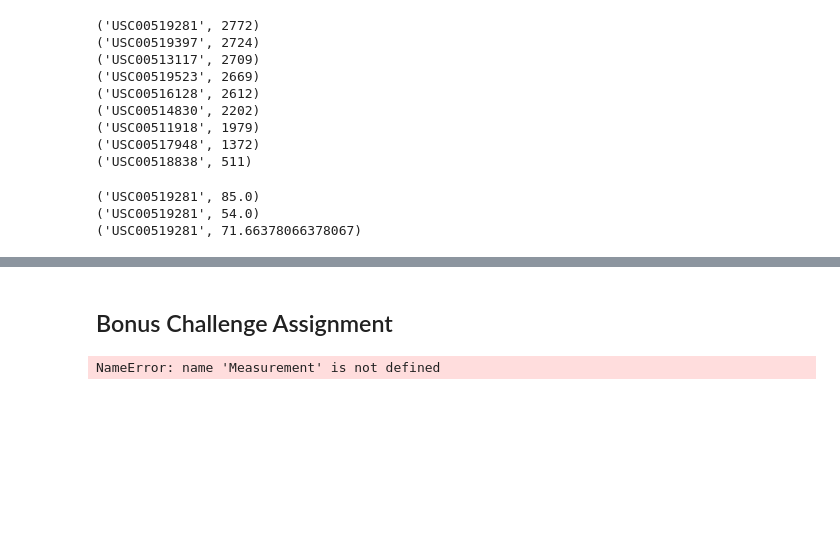
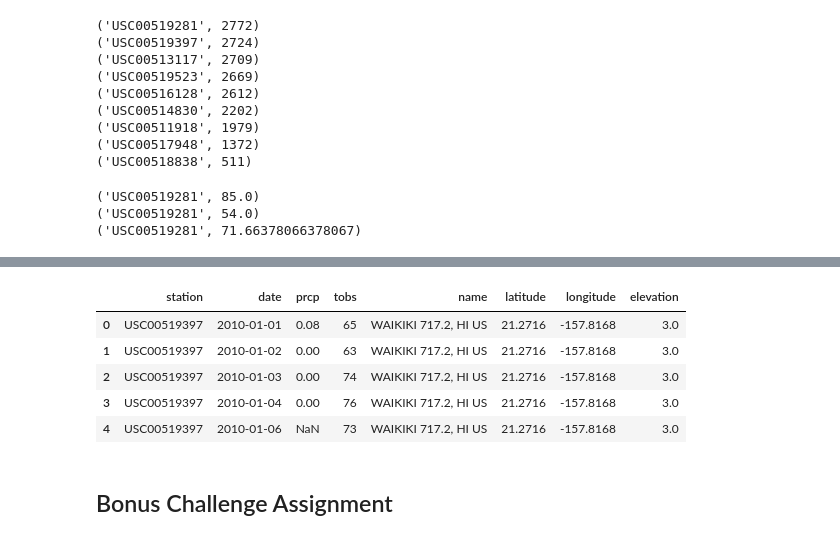
Before and after one commit to madelinesachtler/sqlalchemy-challenge, a Jupyter notebook: climate_starter.ipynb, the cells around one changed output, grey strips where cells are left out. Cells and saved outputs as stored; diff of their text form; code cells hidden in the pictures; blank space fills up the shorter version.

```diff
--- a/climate_starter.ipynb
+++ b/climate_starter.ipynb
@@ -227,23 +231,15 @@ Text(0.5, 1.0, 'Precipitation frequency for Station USC00519281')
+# %%
+measurment_df = pd.read_csv("Resources/hawaii_measurements.csv")
+station_df = pd.read_csv("Resources/hawaii_stations.csv")
+merged = measurment_df.merge(station_df, how = 'outer', on = 'station')
+
+merged.head()
+# %% [output]
+|  | station | date | prcp | tobs | name | latitude | longitude | elevation |
+| 0 | USC00519397 | 2010-01-01 | 0.08 | 65 | WAIKIKI 717.2, HI US | 21.2716 | -157.8168 | 3.0 |
+| 1 | USC00519397 | 2010-01-02 | 0.00 | 63 | WAIKIKI 717.2, HI US | 21.2716 | -157.8168 | 3.0 |
+| 2 | USC00519397 | 2010-01-03 | 0.00 | 74 | WAIKIKI 717.2, HI US | 21.2716 | -157.8168 | 3.0 |
+| 3 | USC00519397 | 2010-01-04 | 0.00 | 76 | WAIKIKI 717.2, HI US | 21.2716 | -157.8168 | 3.0 |
+| 4 | USC00519397 | 2010-01-06 | NaN | 73 | WAIKIKI 717.2, HI US | 21.2716 | -157.8168 | 3.0 |
 # %% [markdown]
 ## Bonus Challenge Assignment
-# %%
-# This function called `calc_temps` will accept start date and end date in the format '%Y-%m-%d'
-# and return the minimum, average, and maximum temperatures for that range of dates
-def calc_temps(start_date, end_date):
-    """TMIN, TAVG, and TMAX for a list of dates.
-
-    Args:
-        start_date (string): A date string in the format %Y-%m-%d
-        end_date (string): A date string in the format %Y-%m-%d
-
-    Returns:
-        TMIN, TAVE, and TMAX
-    """
-
-    return session.query(func.min(Measurement.tobs), func.avg(Measurement.tobs), func.max(Measurement.tobs)).\
-        filter(Measurement.date >= start_date).filter(Measurement.date <= end_date).all()
-
-# function usage example
-print(calc_temps('2012-02-28', '2012-03-05'))
-# %% [output]
-NameError: name 'Measurement' is not defined
```
Also changed, not shown: parts of 15 cells of this notebook, 1 other file.
